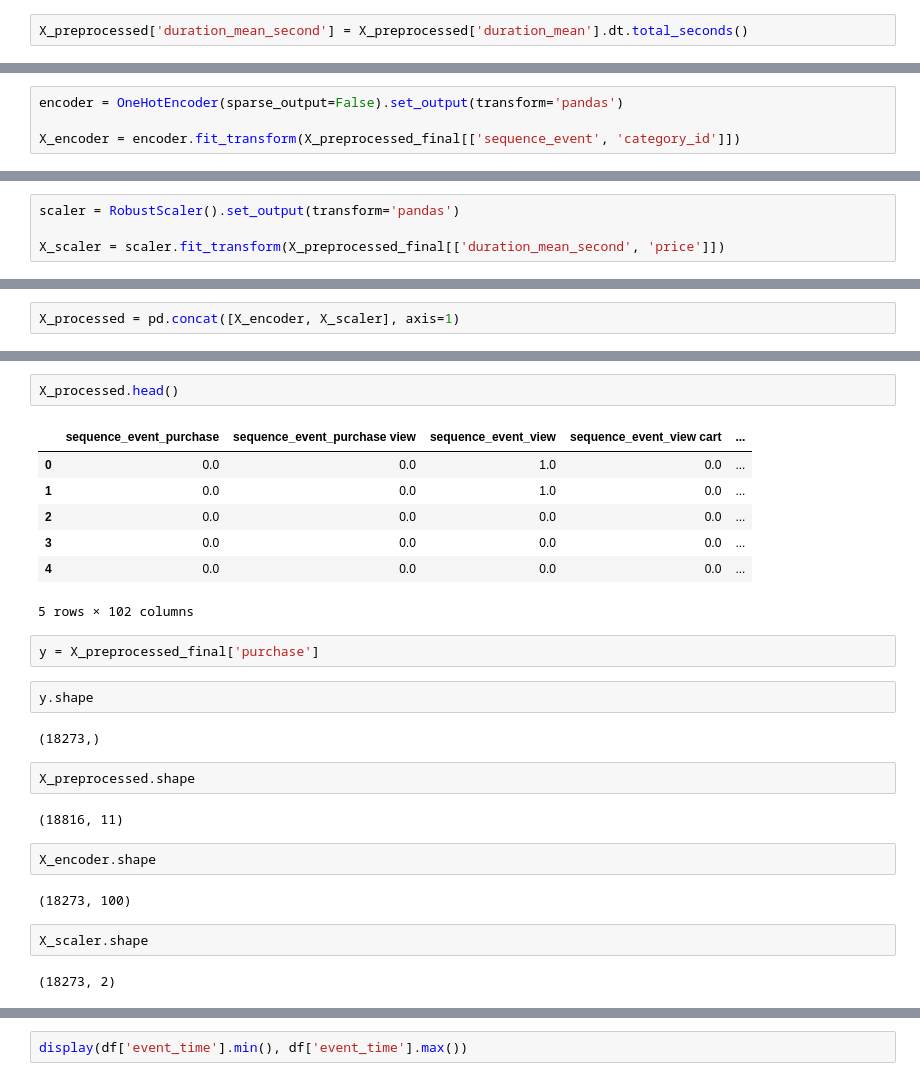
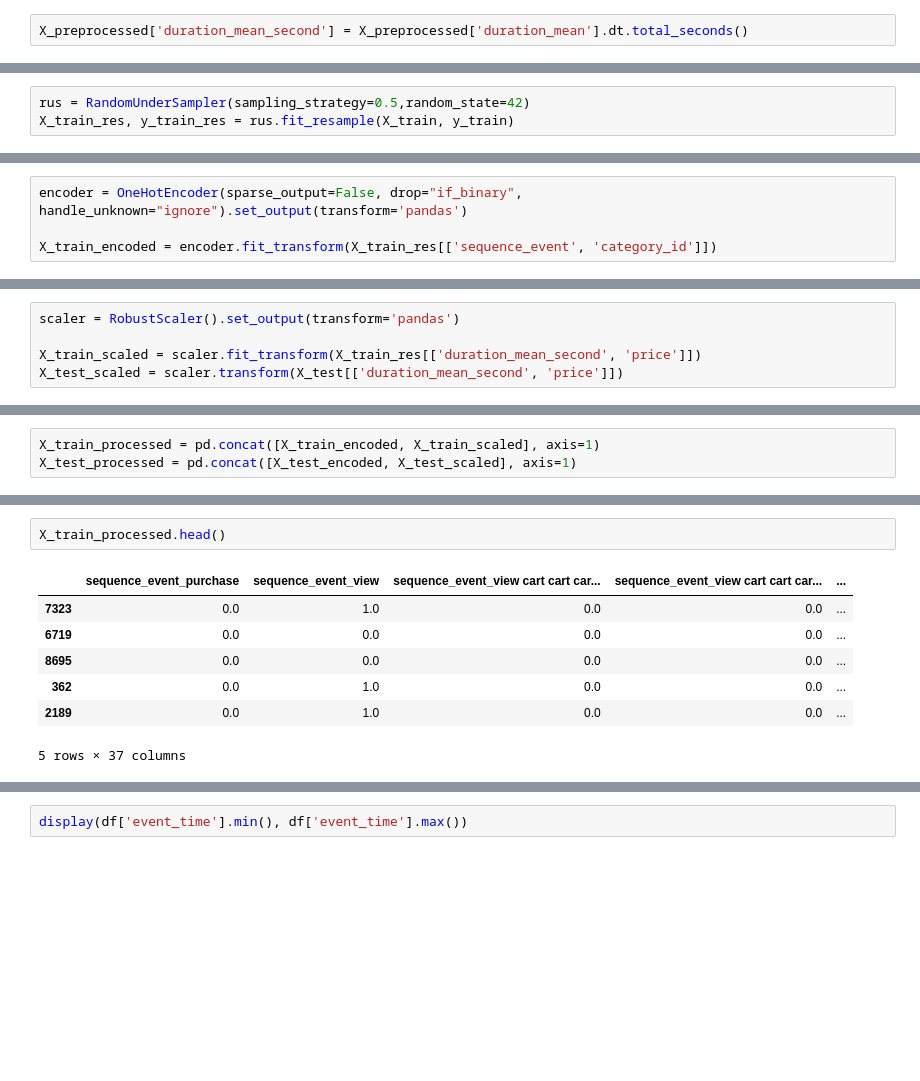
Before and after one commit to AdriMottainai/convertiq, a Jupyter notebook: data_exploration.ipynb, the cells around one changed output, grey strips where cells are left out. Drawn from its saved outputs; the diff is of its cells as text; blank space fills up the shorter version.

Commit message:
Baseline finalisation

```diff
--- a/data_exploration.ipynb
+++ b/data_exploration.ipynb
@@ -586,0 +731,3 @@ X_preprocessed['sequence_len'].nunique()
+# %%
+rus = RandomUnderSampler(sampling_strategy=0.5,random_state=42)
+X_train_res, y_train_res = rus.fit_resample(X_train, y_train)
@@ -587,4 +747,4 @@ X_preprocessed['sequence_len'].nunique()
 # %%
-encoder = OneHotEncoder(sparse_output=False).set_output(transform='pandas')
+encoder = OneHotEncoder(sparse_output=False, drop="if_binary", handle_unknown="ignore").set_output(transform='pandas')
 
-X_encoder = encoder.fit_transform(X_preprocessed_final[['sequence_event', 'category_id']])
+X_train_encoded = encoder.fit_transform(X_train_res[['sequence_event', 'category_id']])
@@ -591,4 +755,5 @@ X_encoder = encoder.fit_transform(X_preprocessed_final[['sequence_event', 'categ
 # %%
 scaler = RobustScaler().set_output(transform='pandas')
 
-X_scaler = scaler.fit_transform(X_preprocessed_final[['duration_mean_second', 'price']])
+X_train_scaled = scaler.fit_transform(X_train_res[['duration_mean_second', 'price']])
+X_test_scaled = scaler.transform(X_test[['duration_mean_second', 'price']])
@@ -595,3 +762,4 @@ X_scaler = scaler.fit_transform(X_preprocessed_final[['duration_mean_second', 'p
 # %%
-X_processed = pd.concat([X_encoder, X_scaler], axis=1)
+X_train_processed = pd.concat([X_train_encoded, X_train_scaled], axis=1)
+X_test_processed = pd.concat([X_test_encoded, X_test_scaled], axis=1)
 # %%
@@ -605,28 +785,10 @@ memory usage: 14.4 MB
 # %%
-X_processed.head()
+X_train_processed.head()
 # %% [output]
-|  | sequence_event_purchase | sequence_event_purchase view | sequence_event_view | sequence_event_view cart | ... |
-| 0 | 0.0 | 0.0 | 1.0 | 0.0 | ... |
-| 1 | 0.0 | 0.0 | 1.0 | 0.0 | ... |
-| 2 | 0.0 | 0.0 | 0.0 | 0.0 | ... |
-| 3 | 0.0 | 0.0 | 0.0 | 0.0 | ... |
-| 4 | 0.0 | 0.0 | 0.0 | 0.0 | ... |
+|  | sequence_event_purchase | sequence_event_view | sequence_event_view cart cart car... | sequence_event_view cart cart car... | ... |
+| 7323 | 0.0 | 1.0 | 0.0 | 0.0 | ... |
+| 6719 | 0.0 | 0.0 | 0.0 | 0.0 | ... |
+| 8695 | 0.0 | 0.0 | 0.0 | 0.0 | ... |
+| 362 | 0.0 | 1.0 | 0.0 | 0.0 | ... |
+| 2189 | 0.0 | 1.0 | 0.0 | 0.0 | ... |
-5 rows × 102 columns
+5 rows × 37 columns
-# %%
-y = X_preprocessed_final['purchase']
-# %%
-y.shape
-# %% [output]
-(18273,)
-# %%
-X_preprocessed.shape
-# %% [output]
-(18816, 11)
-# %%
-X_encoder.shape
-# %% [output]
-(18273, 100)
-# %%
-X_scaler.shape
-# %% [output]
-(18273, 2)
```
Also changed, not shown: parts of 69 cells of this notebook.
